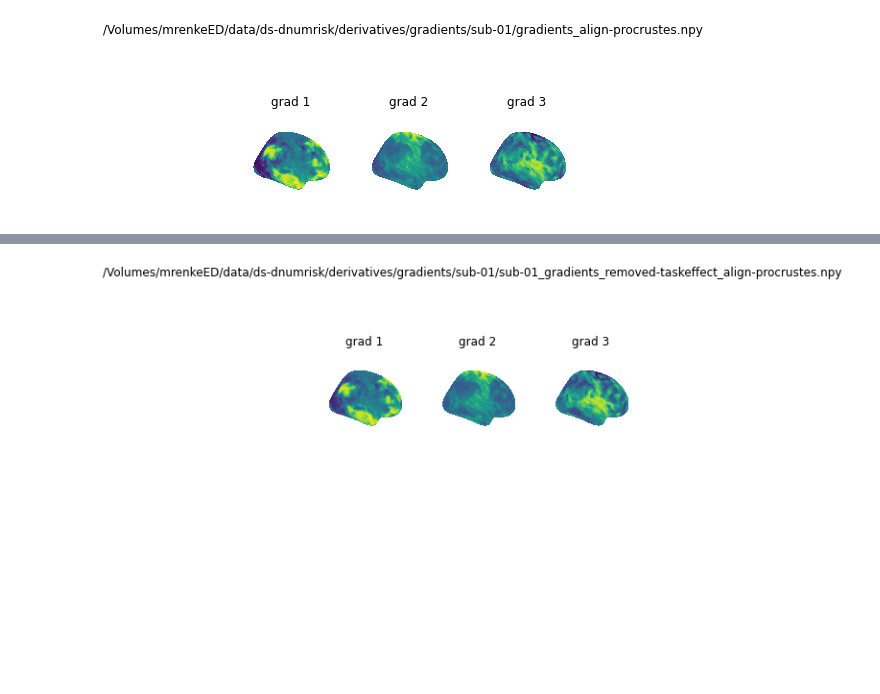
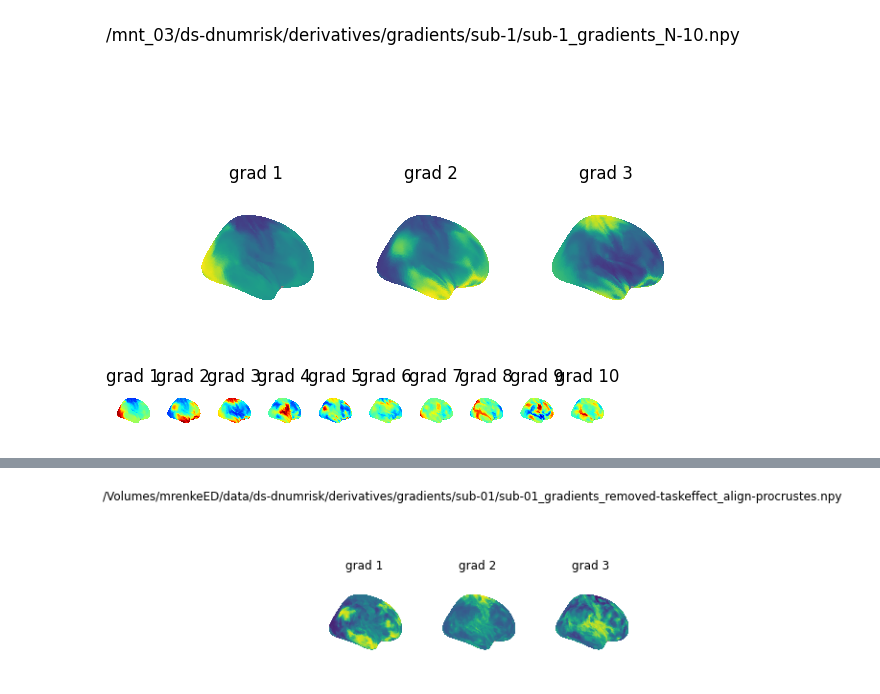
Before and after one commit to mrenke/numrisk, a Jupyter notebook: numrisk/fmri_analysis/gradients/vis_gradients.ipynb, the cells around one changed output, grey strips where cells are left out. Cells and saved outputs as stored; diff of their text form; code cells hidden in the pictures; blank space fills up the shorter version.

Commit message:
gradients on cloud, 10-components & asym-stuff beginnings (resampling->just use parcellation)

```diff
--- a/numrisk/fmri_analysis/gradients/vis_gradients.ipynb
+++ b/numrisk/fmri_analysis/gradients/vis_gradients.ipynb
@@ -8,16 +8,24 @@ from  nilearn.datasets import fetch_surf_fsaverage
 from os import listdir
 
 bids_folder = '/Volumes/mrenkeED/data/ds-dnumrisk'
+bids_folder = '/mnt_03/ds-dnumrisk'
 grad_folder = 'derivatives/gradients'
 
 subList = [f[4:6] for f in listdir(op.join(bids_folder, grad_folder)) if f[0:4] == 'sub-' and len(f)==6]
 #subList_npFiles = [f for f in listdir(op.join(bids_folder, grad_folder)) if f[0:4] == 'sub-'] #  and len(f)==45
-# %%
-from utils import plot_GM12_from_sum_npfile
-
-#fn = subList_npFiles[1]
-#fn = '/Volumes/mrenkeED/data/ds-dnumrisk/derivatives/gradients/sub-01/sub-01_gradients_removed-taskeffect_align-procrustes.npy'
-fn = '/Volumes/mrenkeED/data/ds-dnumrisk/derivatives/gradients/sub-01/gradients_align-procrustes.npy'
-plot_GM12_from_sum_npfile(file=fn)
-# %% [output]
-[figure, removed]
+# %%
+sub='0'
+n_comp = 10
+fn = op.join(bids_folder,grad_folder,f'sub-{sub}',f'sub-{sub}_gradients_N-{n_comp}.npy')
+# %%
+from utils import plot_GM12_from_sum_npfile_old
+
+plot_GM12_from_sum_npfile_old(file=fn)
+# %% [output]
+[figure, added]
+# %%
+from utils import plot_GM12_from_sum_npfile
+
+plot_GM12_from_sum_npfile(n_comp=10,file=fn,cmap='jet')
+# %% [output]
+[figure, added]
```
Also changed, not shown: parts of 6 cells of this notebook, 6 other files.
